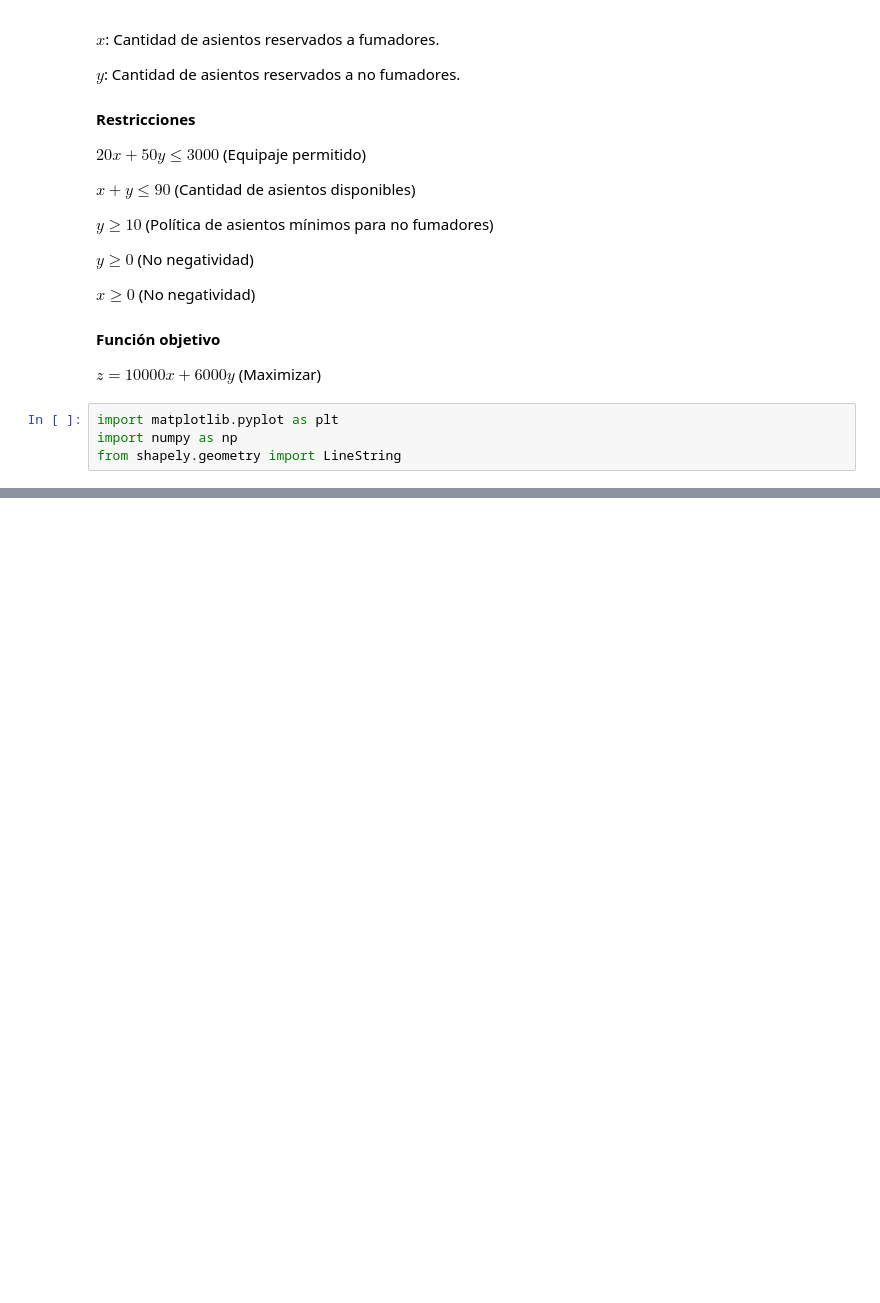
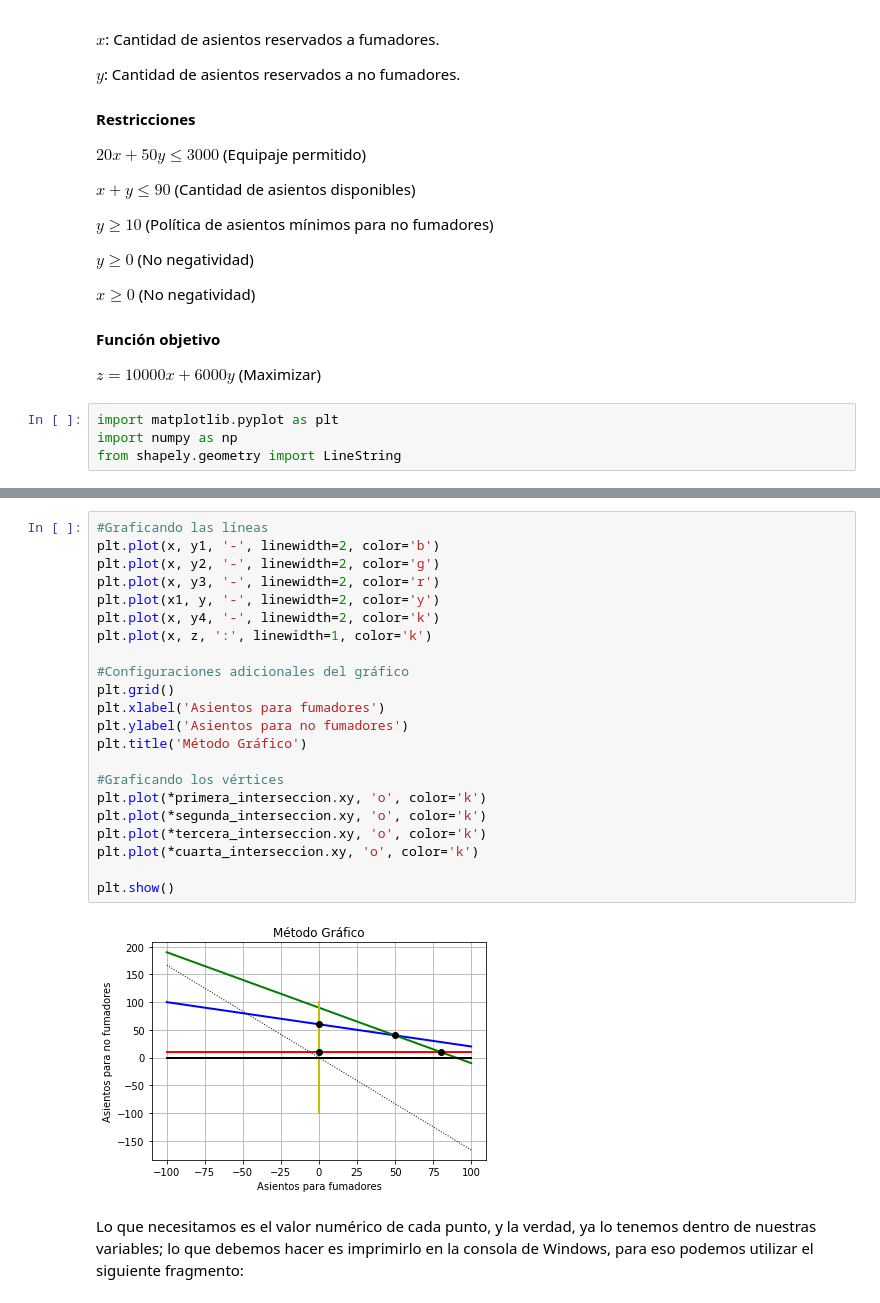
Before and after one commit to Crisel8a/Progrmaci-n-Lineal, a Jupyter notebook: Progrmación_Lineal.ipynb, the cells around one changed output, grey strips where cells are left out. Cells and saved outputs as stored; diff of their text form; blank space fills up the shorter version.

```diff
--- a/Progrmación_Lineal.ipynb
+++ b/Progrmación_Lineal.ipynb
@@ -218,0 +202,26 @@ plt.show()
+# %%
+#Graficando las líneas
+plt.plot(x, y1, '-', linewidth=2, color='b')
+plt.plot(x, y2, '-', linewidth=2, color='g')
+plt.plot(x, y3, '-', linewidth=2, color='r')
+plt.plot(x1, y, '-', linewidth=2, color='y')
+plt.plot(x, y4, '-', linewidth=2, color='k')
+plt.plot(x, z, ':', linewidth=1, color='k')
+
+#Configuraciones adicionales del gráfico
+plt.grid()
+plt.xlabel('Asientos para fumadores')
+plt.ylabel('Asientos para no fumadores')
+plt.title('Método Gráfico')
+
+#Graficando los vértices
+plt.plot(*primera_interseccion.xy, 'o', color='k')
+plt.plot(*segunda_interseccion.xy, 'o', color='k')
+plt.plot(*tercera_interseccion.xy, 'o', color='k')
+plt.plot(*cuarta_interseccion.xy, 'o', color='k')
+
+plt.show()
+# %% [output]
+[figure, added]
+# %% [markdown]
+Lo que necesitamos es el valor numérico de cada punto, y la verdad, ya lo tenemos dentro de nuestras variables; lo que debemos hacer es imprimirlo en la consola de Windows, para eso podemos utilizar el siguiente fragmento:
```
Also changed, not shown: parts of 31 cells of this notebook.
